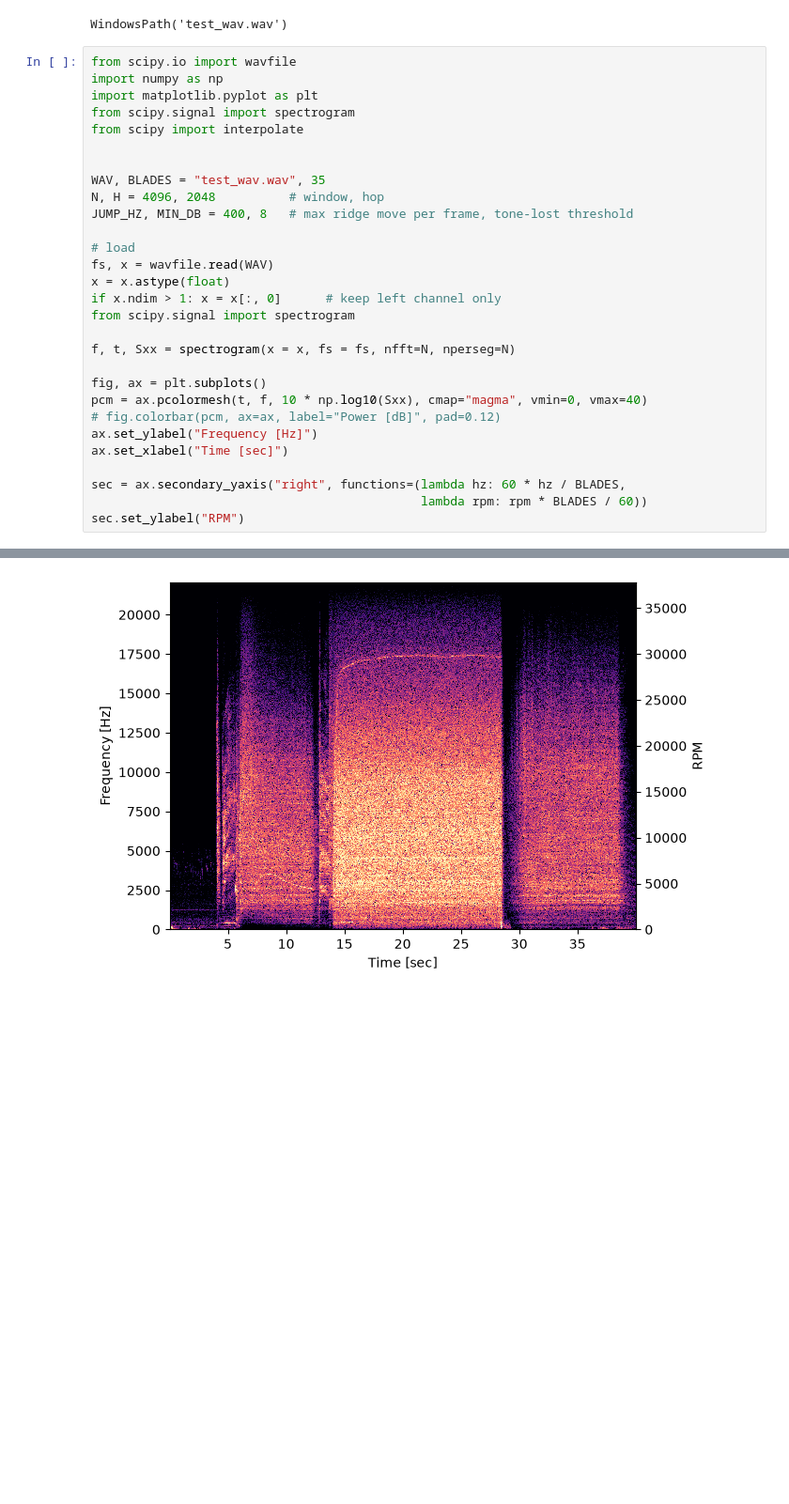
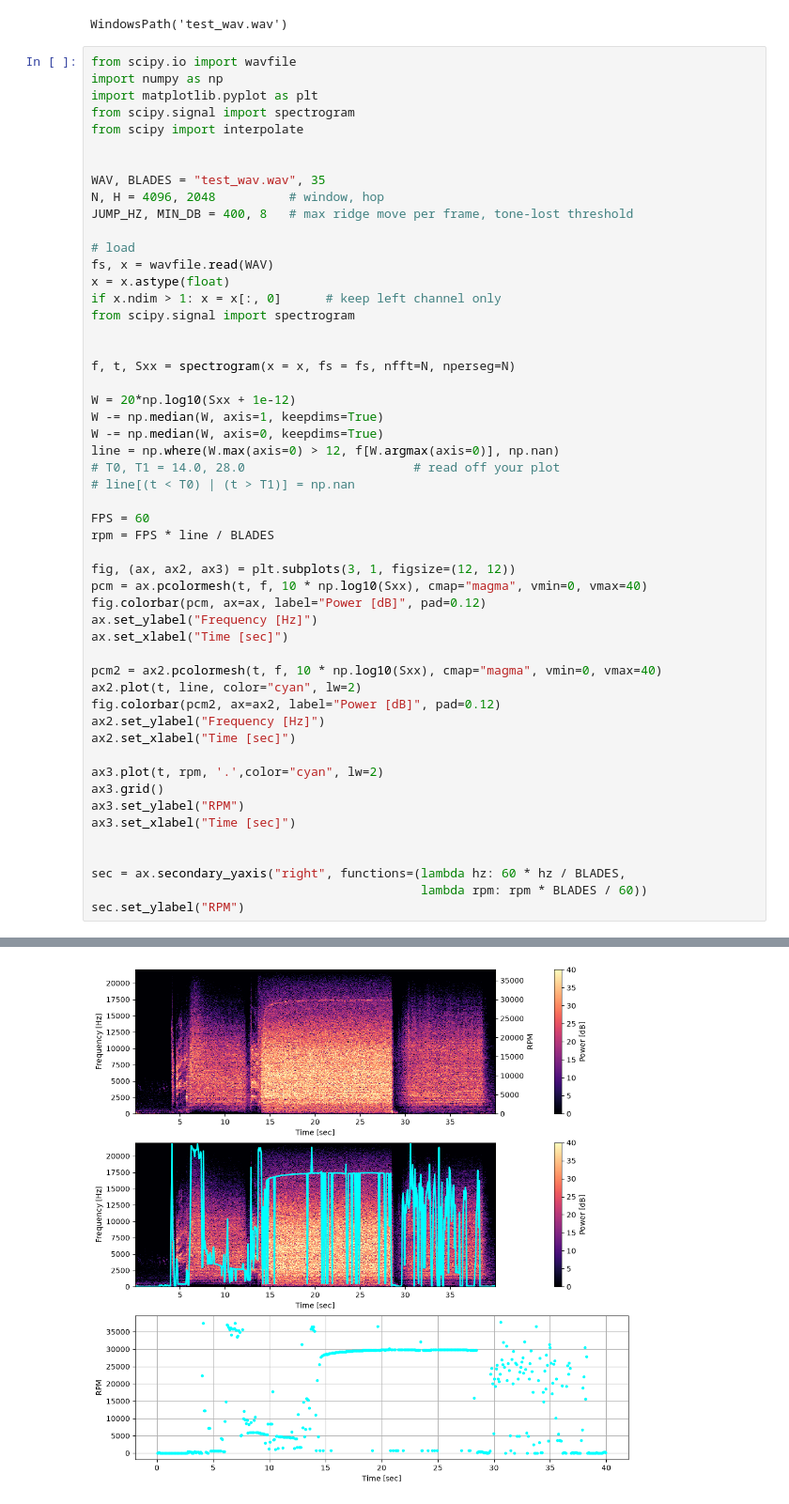
Before and after one commit to LpHiX/otp-sizing, a Jupyter notebook: data/Integza20261001/rpm_analyzer.ipynb, the cells around one changed output, grey strips where cells are left out. Shown at 94% size. Drawn from its saved outputs; the diff is of its cells as text; blank space fills up the shorter version.

```diff
--- a/data/Integza20261001/rpm_analyzer.ipynb
+++ b/data/Integza20261001/rpm_analyzer.ipynb
@@ -17,32 +17,55 @@ WindowsPath('test_wav.wav')
 # %%
 from scipy.io import wavfile
 import numpy as np
 import matplotlib.pyplot as plt
 from scipy.signal import spectrogram
 from scipy import interpolate
 
 
 WAV, BLADES = "test_wav.wav", 35
 N, H = 4096, 2048          # window, hop
 JUMP_HZ, MIN_DB = 400, 8   # max ridge move per frame, tone-lost threshold
 
 # load
 fs, x = wavfile.read(WAV)
 x = x.astype(float)
 if x.ndim > 1: x = x[:, 0]      # keep left channel only
 from scipy.signal import spectrogram
 
+
 f, t, Sxx = spectrogram(x = x, fs = fs, nfft=N, nperseg=N)
 
-fig, ax = plt.subplots()
+W = 20*np.log10(Sxx + 1e-12)
+W -= np.median(W, axis=1, keepdims=True)
+W -= np.median(W, axis=0, keepdims=True)
+line = np.where(W.max(axis=0) > 12, f[W.argmax(axis=0)], np.nan)
+# T0, T1 = 14.0, 28.0                       # read off your plot
+# line[(t < T0) | (t > T1)] = np.nan
+
+FPS = 60
+rpm = FPS * line / BLADES
+
+fig, (ax, ax2, ax3) = plt.subplots(3, 1, figsize=(12, 12))
 pcm = ax.pcolormesh(t, f, 10 * np.log10(Sxx), cmap="magma", vmin=0, vmax=40)
-# fig.colorbar(pcm, ax=ax, label="Power [dB]", pad=0.12)
+fig.colorbar(pcm, ax=ax, label="Power [dB]", pad=0.12)
 ax.set_ylabel("Frequency [Hz]")
 ax.set_xlabel("Time [sec]")
+
+pcm2 = ax2.pcolormesh(t, f, 10 * np.log10(Sxx), cmap="magma", vmin=0, vmax=40)
+ax2.plot(t, line, color="cyan", lw=2)
+fig.colorbar(pcm2, ax=ax2, label="Power [dB]", pad=0.12)
+ax2.set_ylabel("Frequency [Hz]")
+ax2.set_xlabel("Time [sec]")
+
+ax3.plot(t, rpm, '.',color="cyan", lw=2)
+ax3.grid()
+ax3.set_ylabel("RPM")
+ax3.set_xlabel("Time [sec]")
+
 
 sec = ax.secondary_yaxis("right", functions=(lambda hz: 60 * hz / BLADES,
                                              lambda rpm: rpm * BLADES / 60))
 sec.set_ylabel("RPM")
 # %% [output]
 Text(0, 0.5, 'RPM')
-[figure, old version]
+[figure, new version]
```
